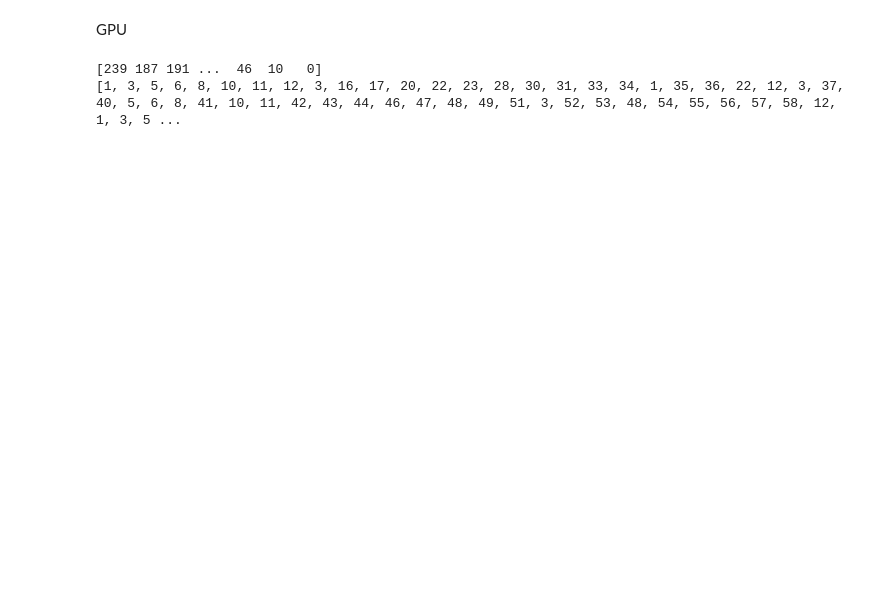
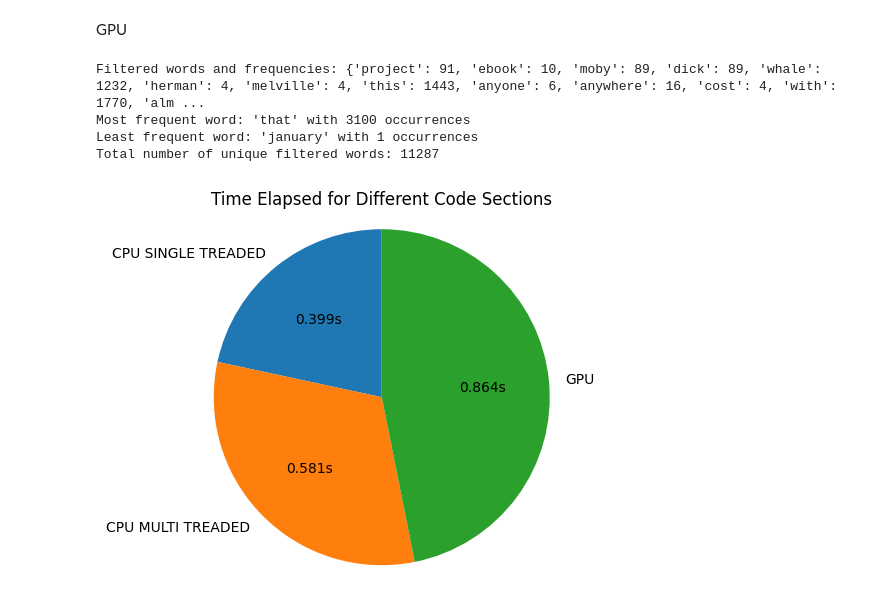
Before and after one commit to Fisev/PZP-Project, a Jupyter notebook: Project.ipynb, the cells around one changed output. Drawn from its saved outputs; the diff is of its cells as text; code cells hidden in the pictures; blank space fills up the shorter version.

```diff
--- a/Project.ipynb
+++ b/Project.ipynb
@@ -184,21 +183,17 @@ Total number of filtered words: 111233
 # %% [markdown]
 GPU
 # %%
-import pycuda.driver as cuda
-import pycuda.autoinit
-from pycuda.compiler import SourceModule
 import numpy as np
-import re
-from collections import Counter
-
-# Example data
 
 
-# Step 1: Preprocessing on CPU
+
+
+start_time=time.time()
+
 def preprocess_text(text, stop_words, min_word_length=2):
     # Inicializace
 
-    words = re.findall(r'\b\w+\b', text.lower())  # Tokenizace textu
+    words = re.findall(r'\b\w+\b', text.lower())
     word_to_id = {}
     id_to_word = {}
     text_ids = []
@@ -206,31 +201,29 @@ def preprocess_text(text, stop_words, min_word_length=2):
     current_id = 0
     data = np.array(list(pattern.sub('', text).encode('utf-8')), dtype=np.int32)
 
-# Práce s tensorovým polem
+
     byte_array_text = np.array(list(text.encode('utf-8')) + [0], dtype=np.uint8)
     for word in words + list(stop_words):
-        if word not in word_to_id:  # Přidání do mapy, pokud ještě není přidáno
+        if word not in word_to_id:
             word_to_id[word] = current_id
             id_to_word[current_id] = word
             current_id += 1
 
-        # Filtrování krátkých slov pouze u textových slov
+
         if min_length <= len(word) <= max_length:
             text_ids.append(word_to_id[word])
 
-        # Přiřazení ID k stop slovům
+
         if word in stop_words:
             stop_word_ids.add(word_to_id[word])
-    print(byte_array_text)
-    # Konverze do NumPy polí
     text_ids = np.array(text_ids, dtype=np.int32)
     stop_word_ids = np.array(list(stop_word_ids), dtype=np.int32)
 
     return text_ids, stop_word_ids, word_to_id, id_to_word
 
-text_ids, stop_word_ids, word_to_id, id_to_word = preprocess_text(f_lullaby, f_stopW)
+text_ids, stop_word_ids, word_to_id, id_to_word = preprocess_text(raw_text, f_stopW)
 
-# Step 2: CUDA Kernel for Stop Word Filtering and Frequency Counting
+
 kernel_code = """
 __global__ void filter_and_count(int *text_ids, int *stop_word_ids, int *word_freq, int text_len, int stop_len) {
     int idx = threadIdx.x + blockIdx.x * blockDim.x;
@@ -263,40 +256,39 @@ text_ids_gpu = cuda.mem_alloc(text_ids.nbytes)
 stop_word_ids_gpu = cuda.mem_alloc(stop_word_ids.nbytes)
 word_freq_gpu = cuda.mem_alloc(len(word_to_id) * np.int32(0).nbytes)
 
 # Initialize word frequency array to zeros
 word_freq = np.zeros(len(word_to_id), dtype=np.int32)
 cuda.memcpy_htod(text_ids_gpu, text_ids)
 cuda.memcpy_htod(stop_word_ids_gpu, stop_word_ids)
 cuda.memcpy_htod(word_freq_gpu, word_freq)
 
 # Launch the kernel
 block_size = 256
 grid_size = (len(text_ids) + block_size - 1) // block_size
 filter_and_count(
     text_ids_gpu, stop_word_ids_gpu, word_freq_gpu,
     np.int32(len(text_ids)), np.int32(len(stop_word_ids)),
     block=(block_size, 1, 1), grid=(grid_size, 1)
 )
 
-# Copy the results back to the CPU
 cuda.memcpy_dtoh(word_freq, word_freq_gpu)
-
-
 filtered_word_counts = {id_to_word[idx]: count for idx, count in enumerate(word_freq) if count > 0}
 
-# Identify most and least frequent words
 most_frequent_word = max(filtered_word_counts, key=filtered_word_counts.get)
 most_frequent_count = filtered_word_counts[most_frequent_word]
 least_frequent_word = min(filtered_word_counts, key=filtered_word_counts.get)
 least_frequent_count = filtered_word_counts[least_frequent_word]
-print(list(text_ids))
-# Output results
+
 print(f"Filtered words and frequencies: {filtered_word_counts}")
 print(f"Most frequent word: '{most_frequent_word}' with {most_frequent_count} occurrences")
 print(f"Least frequent word: '{least_frequent_word}' with {least_frequent_count} occurrences")
 print(f"Total number of unique filtered words: {len(filtered_word_counts)}")
+update_pie_chart("GPU", (time.time()-start_time))
 # %% [output]
-[239 187 191 ...  46  10   0]
-[1, 3, 5, 6, 8, 10, 11, 12, 3, 16, 17, 20, 22, 23, 28, 30, 31, 33, 34, 1, 35, 36, 22, 12, 3, 37, 40, 5, 6, 8, 41, 10, 11, 42, 43, 44, 46, 47, 48, 49, 51, 3, 52, 53, 48, 54, 55, 56, 57, 58, 12, 1, 3, 5 ...
+Filtered words and frequencies: {'project': 91, 'ebook': 10, 'moby': 89, 'dick': 89, 'whale': 1232, 'herman': 4, 'melville': 4, 'this': 1443, 'anyone': 6, 'anywhere': 16, 'cost': 4, 'with': 1770, 'alm ...
+Most frequent word: 'that' with 3100 occurrences
+Least frequent word: 'january' with 1 occurrences
+Total number of unique filtered words: 11287
+[figure, added]
 # %%
 from pyspark.sql import SparkSession
```
Also changed, not shown: parts of 6 cells of this notebook.
